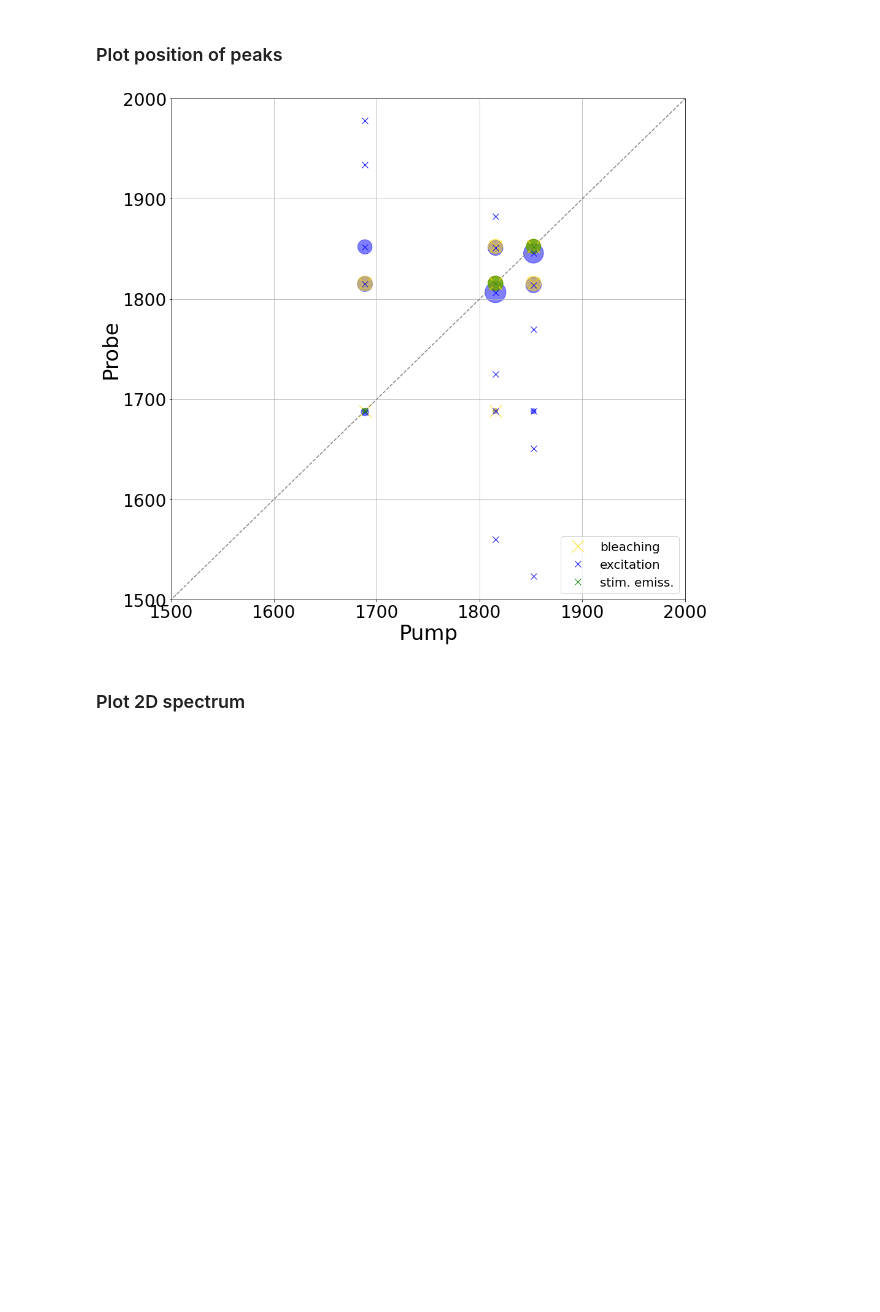
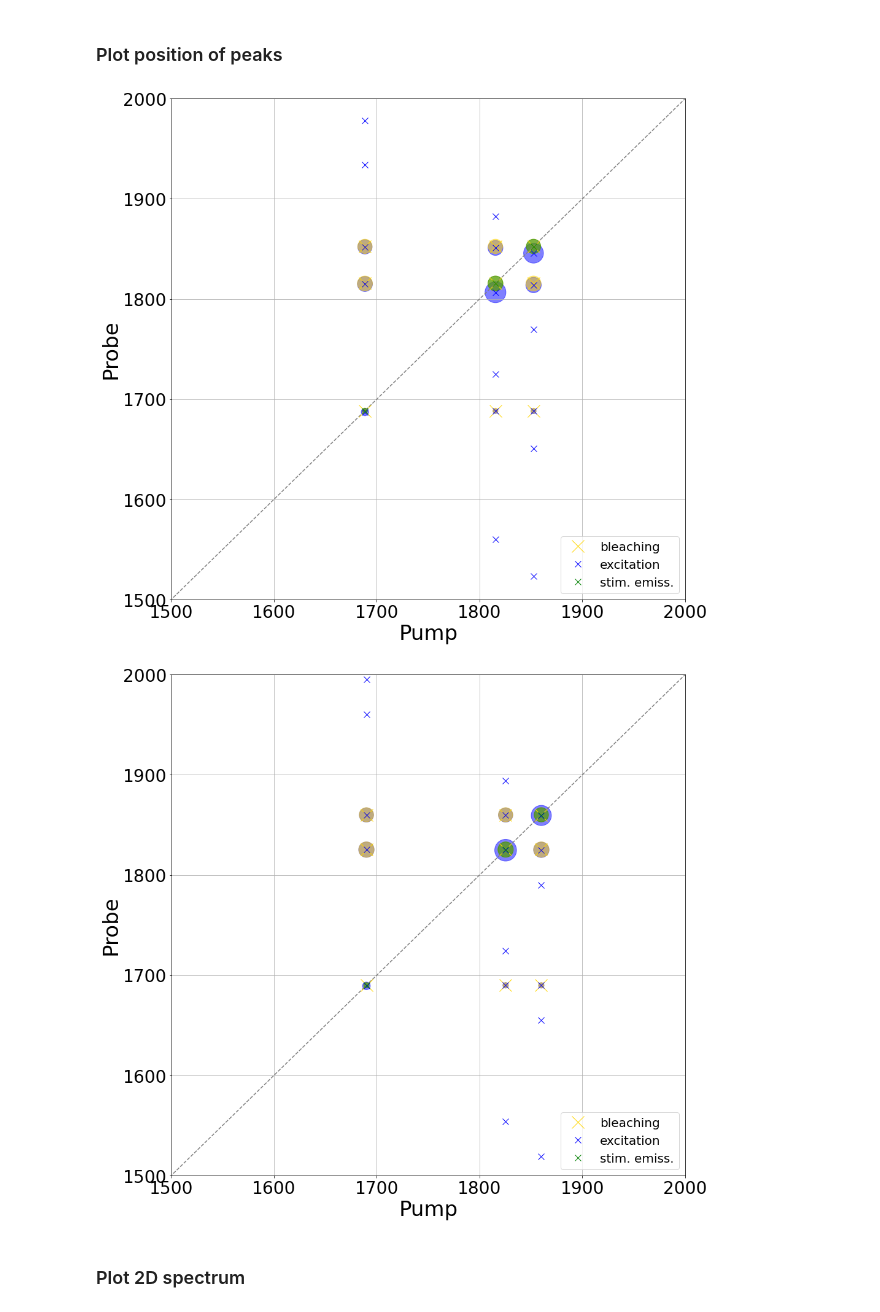
Before and after one commit to chjacob-tubs/Vibrations2D, a Jupyter notebook: New_2DIR.ipynb, the cells around one changed output. Drawn from its saved outputs; the diff is of its cells as text; code cells hidden in the pictures; blank space fills up the shorter version.

```diff
--- a/New_2DIR.ipynb
+++ b/New_2DIR.ipynb
@@ -9,11 +9,21 @@ import matplotlib.pyplot as plt
 ### Load data
 # %%
 mol = 'molname' # used to name the plots
-intmat = np.loadtxt('intenmat.txt')
-freqmat = np.loadtxt('freqsmat.txt')
+
+path = 'data/uracil_3modes/'
+intmat = np.loadtxt('%s/intenmat.txt' %(path))
+freqmat = np.loadtxt('%s/freqsmat.txt' %(path))
+
 
 newmin = 1500
 newmax = 2000
 steps = 500
+
+harm = None
+if os.path.isfile('%s/intenmatharm.txt' %(path)) and os.path.isfile('%s/freqsmatharm.txt' %(path)):
+    harm = True
+
+    intmath = np.loadtxt('%s/intenmatharm.txt' %(path))
+    freqmath = np.loadtxt('%s/freqsmatharm.txt' %(path))
 # %% [markdown]
 ### Calculate peaks
@@ -31,0 +30,17 @@ chose min  1.9126831344664545
+# %%
+anharmcalc = Irspec2d.Calc2dir.calc2dir(freqmat,intmat,verbose=True)
+exc_x, exc_y, exc_i, emi_x, emi_y, emi_i, ble_x, ble_y, ble_i = anharmcalc.calc_all_2d_process()
+spec = Irspec2d.Spectrum.spectrum(freqmat,intmat)
+
+x,y,z = spec.calc_lorentz_spectrum2d(newmin,newmax,steps)
+z_val = spec.find_minmax(z)
+
+#harm = None
+if harm:
+    print()
+    harmcalc = Irspec2d.Calc2dir.calc2dir(freqmath,intmath,verbose=True)
+    exc_xh, exc_yh, exc_ih, emi_xh, emi_yh, emi_ih, ble_xh, ble_yh, ble_ih = harmcalc.calc_all_2d_process()
+    spech = Irspec2d.Spectrum.spectrum(freqmath,intmath)
+
+    xh,yh,zh = spech.calc_lorentz_spectrum2d(newmin,newmax,steps)
+    z_valh = spech.find_minmax(zh)
@@ -34,8 +67,13 @@ chose min  1.9126831344664545
 # %%
 spec.plot_2dspectrum_dots(newmin,newmax,ble_x,ble_y,ble_i,exc_x,exc_y,exc_i,emi_x,emi_y,emi_i)
 #plt.savefig('%s_anharm.png' %(mol),bbox_inches='tight')
+
+if harm:
+    spec.plot_2dspectrum_dots(newmin,newmax,ble_xh,ble_yh,ble_ih,exc_xh,exc_yh,exc_ih,emi_xh,emi_yh,emi_ih)
+    #plt.savefig('%s_harm.png' %(mol),bbox_inches='tight')
 # %% [output]
-[figure, old version]
+[figure, new version]
+[figure, added]
 # %% [markdown]
 ### Plot 2D spectrum
 # %%
```
Also changed, not shown: parts of 5 cells of this notebook.
